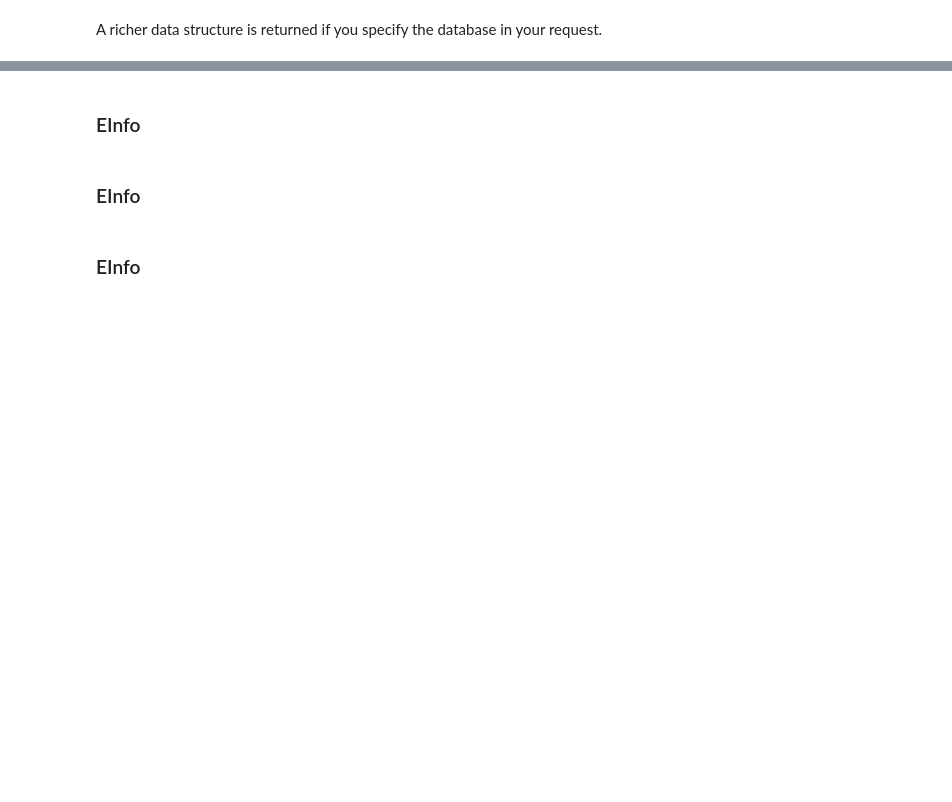
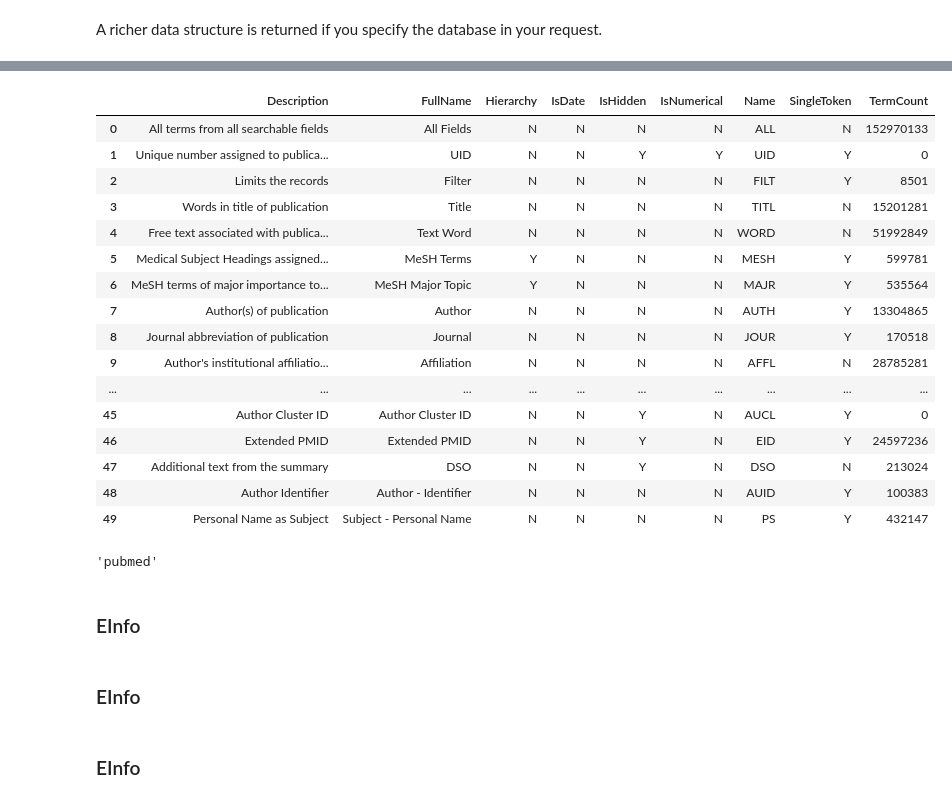
Before and after one commit to firaswehbe/eutilsutils, a Jupyter notebook: notebooks/Bio.Entrez General.ipynb, the cells around one changed output, grey strips where cells are left out. Saved outputs shown, nothing was run; the diff lists cells and outputs as text; code cells hidden in the pictures; blank space fills up the shorter version.

Commit message:
Format EInfo pubmed db info using Pandas.DataFrame

```diff
--- a/notebooks/Bio.Entrez General.ipynb
+++ b/notebooks/Bio.Entrez General.ipynb
@@ -35,3 +85,27 @@ info_records
+# %%
+pd.DataFrame( info_records['DbInfo']['FieldList'] )
+# %% [output]
+|  | Description | FullName | Hierarchy | IsDate | IsHidden | IsNumerical | Name | SingleToken | TermCount |
+| 0 | All terms from all searchable fields | All Fields | N | N | N | N | ALL | N | 152970133 |
+| 1 | Unique number assigned to publica... | UID | N | N | Y | Y | UID | Y | 0 |
+| 2 | Limits the records | Filter | N | N | N | N | FILT | Y | 8501 |
+| 3 | Words in title of publication | Title | N | N | N | N | TITL | N | 15201281 |
+| 4 | Free text associated with publica... | Text Word | N | N | N | N | WORD | N | 51992849 |
+| 5 | Medical Subject Headings assigned... | MeSH Terms | Y | N | N | N | MESH | Y | 599781 |
+| 6 | MeSH terms of major importance to... | MeSH Major Topic | Y | N | N | N | MAJR | Y | 535564 |
+| 7 | Author(s) of publication | Author | N | N | N | N | AUTH | Y | 13304865 |
+| 8 | Journal abbreviation of publication | Journal | N | N | N | N | JOUR | Y | 170518 |
+| 9 | Author's institutional affiliatio... | Affiliation | N | N | N | N | AFFL | N | 28785281 |
+| ... | ... | ... | ... | ... | ... | ... | ... | ... | ... |
+| 45 | Author Cluster ID | Author Cluster ID | N | N | Y | N | AUCL | Y | 0 |
+| 46 | Extended PMID | Extended PMID | N | N | Y | N | EID | Y | 24597236 |
+| 47 | Additional text from the summary | DSO | N | N | Y | N | DSO | N | 213024 |
+| 48 | Author Identifier | Author - Identifier | N | N | N | N | AUID | Y | 100383 |
+| 49 | Personal Name as Subject | Subject - Personal Name | N | N | N | N | PS | Y | 432147 |
+# %%
+info_records['DbInfo']['DbName']
+# %% [output]
+'pubmed'
 # %% [markdown]
 ### EInfo
 # %% [markdown]
```
Also changed, not shown: parts of 10 cells of this notebook.
